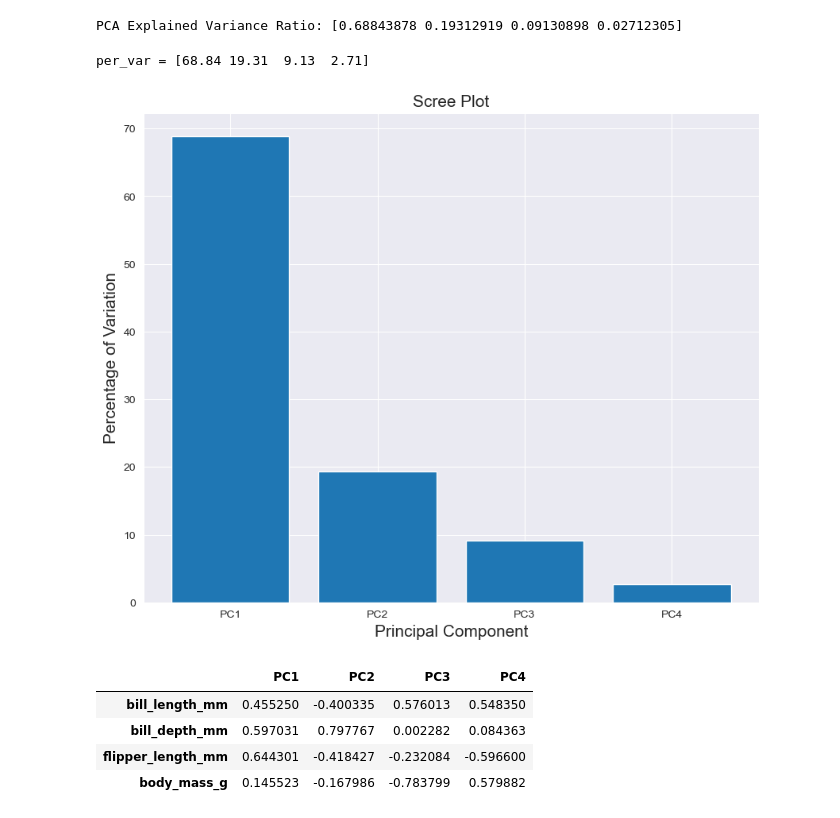
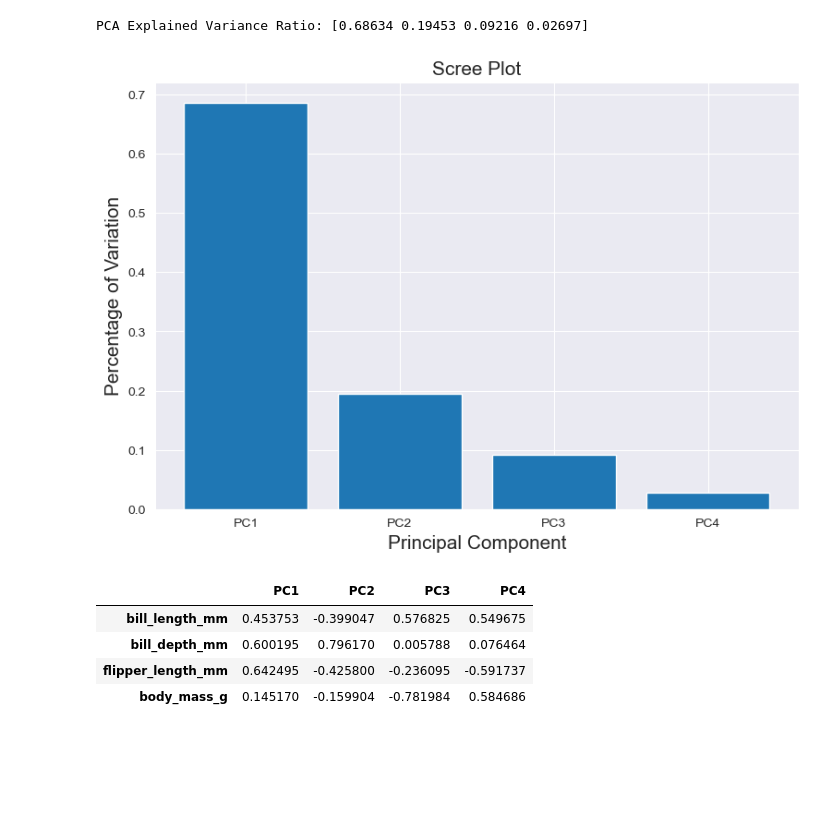
Before and after one commit to matt-banschbach/inde577, a Jupyter notebook: Unsupervised Learning/Dimensionality Reduction/pca_penguins2.ipynb, the cells around one changed output. Saved outputs shown, nothing was run; the diff lists cells and outputs as text; code cells hidden in the pictures; blank space fills up the shorter version.

```diff
--- a/Unsupervised Learning/Dimensionality Reduction/pca_penguins2.ipynb
+++ b/Unsupervised Learning/Dimensionality Reduction/pca_penguins2.ipynb
@@ -11,3 +9,5 @@ from sklearn.decomposition import PCA
 # %%
-X = penguins[['bill_length_mm', 'bill_depth_mm', 'flipper_length_mm', 'body_mass_g']].dropna().to_numpy()
-y = penguins['species'].dropna().to_numpy()
+penguins = sns.load_dataset('penguins').dropna()
+X = penguins[['bill_length_mm', 'bill_depth_mm', 'flipper_length_mm', 'body_mass_g']].to_numpy()
+y = penguins['species'].to_numpy()
+X_scaled = StandardScaler().fit_transform(X)
@@ -17,34 +15,30 @@ X_scaled = StandardScaler().fit_transform(X)
 pca = PCA()
 pca.fit(X_scaled)
 
-print(f"PCA Explained Variance Ratio: {pca.explained_variance_ratio_}")
+per_var = np.round(pca.explained_variance_ratio_, 5)
+print(f"PCA Explained Variance Ratio: {per_var}")
 # %% [output]
-PCA Explained Variance Ratio: [0.68843878 0.19312919 0.09130898 0.02712305]
+PCA Explained Variance Ratio: [0.68634 0.19453 0.09216 0.02697]
-# %%
-per_var = np.round(pca.explained_variance_ratio_*100, 2)
-print(f"per_var = {per_var}")
-# %% [output]
-per_var = [68.84 19.31  9.13  2.71]
 # %%
 labels = [f"PC{i}" for i in range(1,5)]
 
-plt.figure(figsize = (10, 8))
+plt.figure(figsize = (9, 6))
 plt.bar(x = range(1, 5), height = per_var, tick_label = labels)
 plt.xlabel('Principal Component', fontsize = 15)
 plt.ylabel('Percentage of Variation', fontsize = 15)
 plt.title('Scree Plot', fontsize = 15)
 plt.show()
 # %% [output]
-[figure, old version]
+[figure, new version]
 # %%
 features = ['bill_length_mm', 'bill_depth_mm', 'flipper_length_mm', 'body_mass_g']
 pd.DataFrame(data = pca.components_, columns = labels, index = features)
 # %% [output]
 |  | PC1 | PC2 | PC3 | PC4 |
-| bill_length_mm | 0.455250 | -0.400335 | 0.576013 | 0.548350 |
-| bill_depth_mm | 0.597031 | 0.797767 | 0.002282 | 0.084363 |
-| flipper_length_mm | 0.644301 | -0.418427 | -0.232084 | -0.596600 |
-| body_mass_g | 0.145523 | -0.167986 | -0.783799 | 0.579882 |
+| bill_length_mm | 0.453753 | -0.399047 | 0.576825 | 0.549675 |
+| bill_depth_mm | 0.600195 | 0.796170 | 0.005788 | 0.076464 |
+| flipper_length_mm | 0.642495 | -0.425800 | -0.236095 | -0.591737 |
+| body_mass_g | 0.145170 | -0.159904 | -0.781984 | 0.584686 |
 # %%
 pca_data = pca.transform(X_scaled)
 pca_df = pd.DataFrame(pca_data, columns = labels)
```
Also changed, not shown: parts of 5 cells of this notebook, 11 other files.
